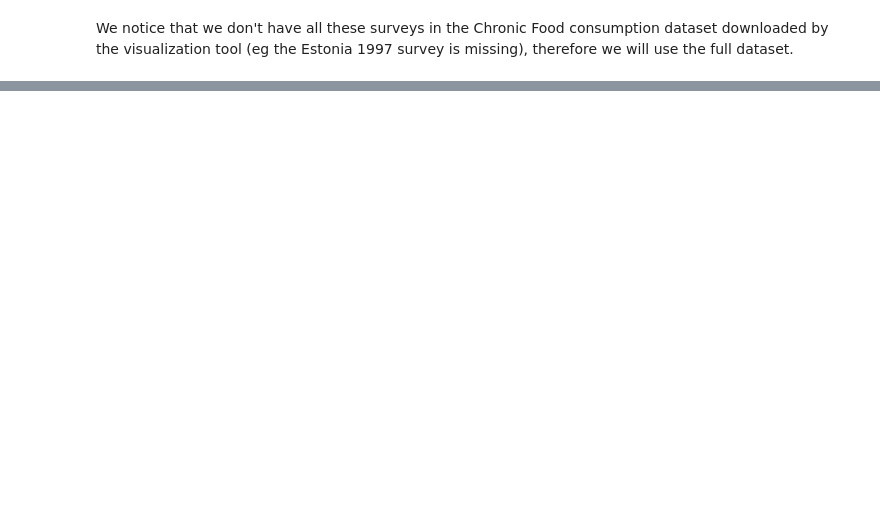
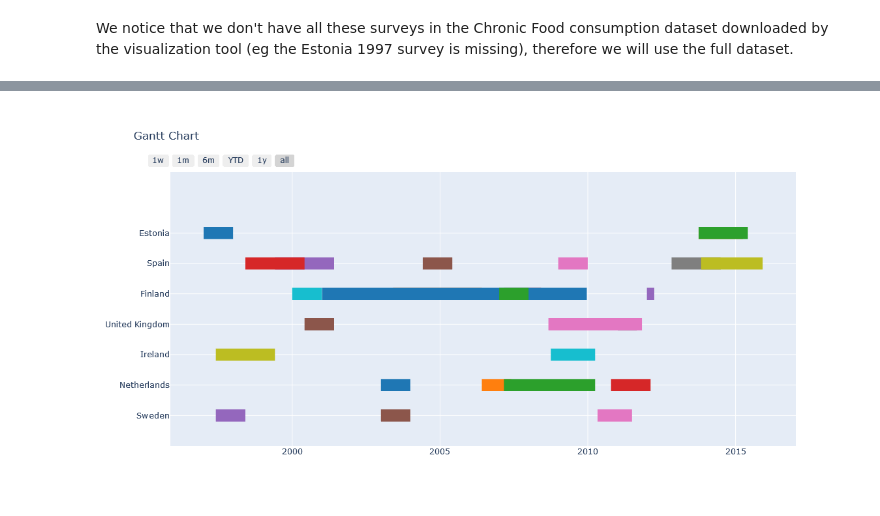
Before and after one commit to carlosvillasanchez/-Salmon-tortilla-al-pesto, a Jupyter notebook: Part_A/Gantt.ipynb, the cells around one changed output, grey strips where cells are left out. Saved outputs shown, nothing was run; the diff lists cells and outputs as text; code cells hidden in the pictures; blank space fills up the shorter version.

```diff
--- a/Part_A/Gantt.ipynb
+++ b/Part_A/Gantt.ipynb
@@ -38,0 +90,10 @@ We notice that we don't have all these surveys in the Chronic Food consumption d
+# %%
+df_gantt_best = (
+    df_gantt[df_gantt["Task"].isin(["Estonia","Spain","Finland","United Kingdom","Ireland","Netherlands","Sweden"])]
+    .reset_index(drop=True)
+)
+
+fig = ff.create_gantt(df_gantt_best, group_tasks=True, showgrid_x=True, showgrid_y=True)
+fig.show()
+# %% [output]
+[figure, added]
```
Also changed, not shown: parts of 13 cells of this notebook, 1 other file.
